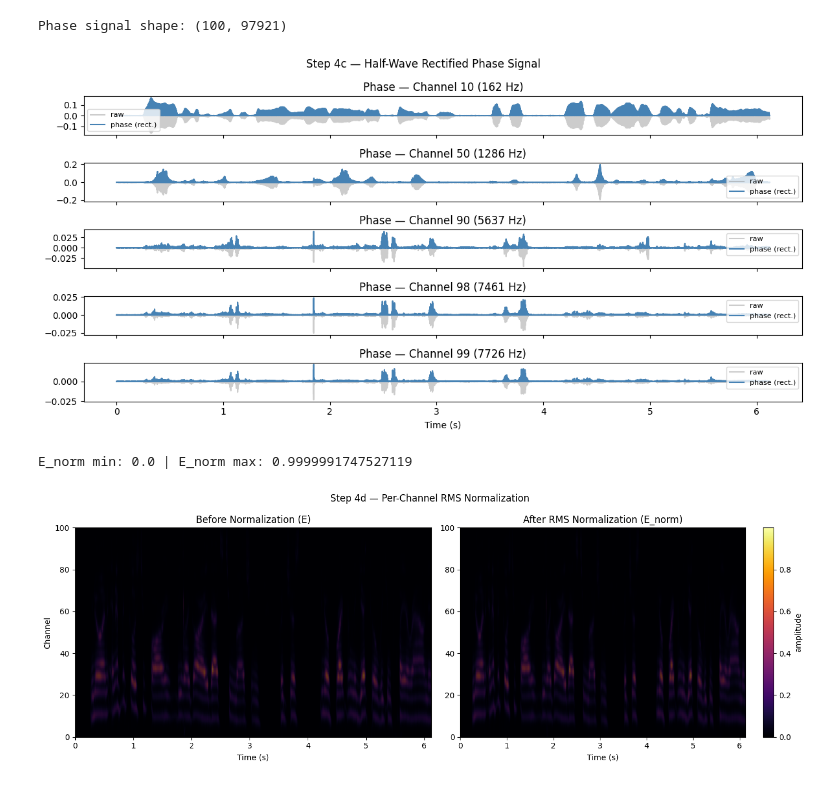
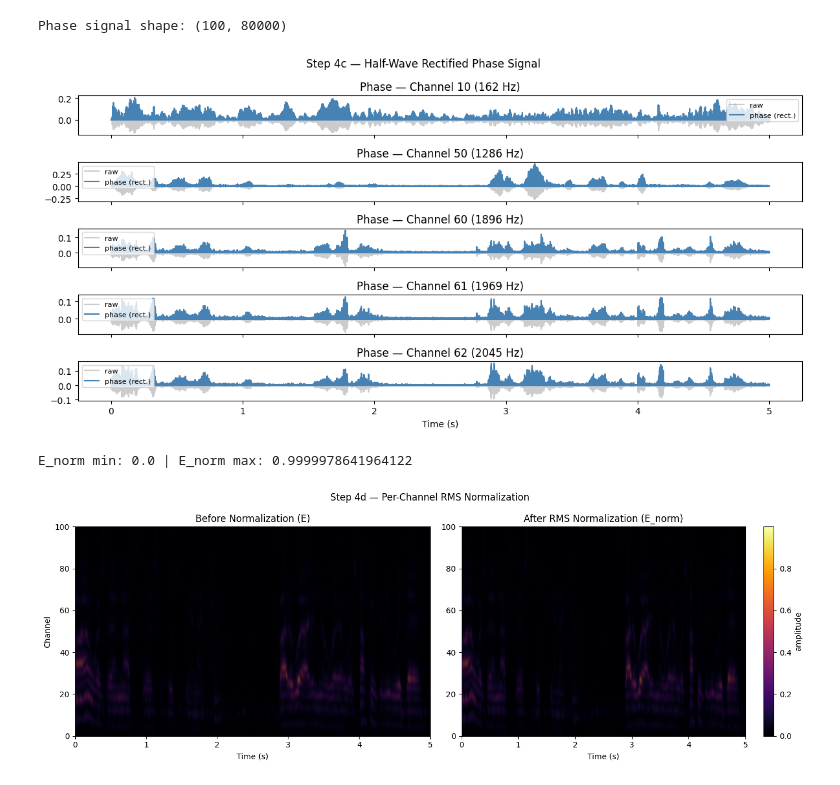
Before and after one commit to qphulong/snn_playground, a Jupyter notebook: main.ipynb, the cells around one changed output. Drawn from its saved outputs; the diff is of its cells as text; code cells hidden in the pictures.

```diff
--- a/main.ipynb
+++ b/main.ipynb
@@ -8,7 +8,7 @@ from brian2 import *
 # ==============================
 # Step 1. Load audio
 # ==============================
-audio_path = "datasets/vox1/wav_dev/id10005/RSguOg1U-NA/00002.wav"
+audio_path = "datasets/vox1_small/id10019/id10019_00004/00001.wav"
 
 signal, sr = librosa.load(audio_path, sr=16000)
 
@@ -91,7 +92,7 @@ print("Samples per filter:", filtered_signals.shape[1])
 print("Global min value:", np.min(filtered_signals))
 print("Global max value:", np.max(filtered_signals))
 
-filters = [0, 5, 10, 20]  # indices to visualize
+filters = [30,35,40,45]  # indices to visualize
 selected = filtered_signals[filters]
 
 plt.figure(figsize=(12, len(filters) * 2))
@@ -126,7 +127,7 @@ Filter 20 center frequency: 319.88 Hz
 signals = filtered_signals
 n_channels, T = signals.shape
 
-alpha = 4.0
+alpha = 1.0
 E = np.log1p(alpha * np.maximum(signals, 0))
 
 print("E shape:", E.shape)
@@ -152,11 +153,15 @@ E min: 0.0 | E max: 1.2117569959573868
 dE = np.diff(E, axis=1, prepend=E[:, :1])
 dE[dE < 0] = 0
 
+# Normalize to [0, 1]
+dE_max = np.max(dE) + 1e-6
+dE = dE / dE_max
+
 print("dE shape:", dE.shape)
 print("dE min:", dE.min(), "| dE max:", dE.max())
 
 fig, axes = plt.subplots(3, 1, figsize=(12, 6), sharex=True)
-for i, ch in enumerate([10, 50, 90]):
+for i, ch in enumerate([10, 50, 63]):
     axes[i].plot(np.arange(T) / sr, dE[ch], color='orange')
     axes[i].set_title(f"Onset — Channel {ch} ({cf[ch]:.0f} Hz)")
     axes[i].set_ylabel("dE")
@@ -171,25 +176,29 @@ dE min: 0.0 | dE max: 0.6193255579328867
 # %%
 # ==============================
 # Step 4c. Phase Signal (Half-Wave Rectification)
 # ==============================
 phase_signal = np.maximum(signals, 0)
 
+# Normalize to [0, 1]
+phase_max = np.max(phase_signal) + 1e-6
+phase_signal = phase_signal / phase_max
+
 print("Phase signal shape:", phase_signal.shape)
 
 fig, axes = plt.subplots(5, 1, figsize=(12, 6), sharex=True)
-for i, ch in enumerate([10, 50, 90,98,99]):
+for i, ch in enumerate([10, 50, 60,61,62]):
     t = np.arange(T) / sr
     axes[i].plot(t, signals[ch], alpha=0.4, label='raw', color='gray')
     axes[i].plot(t, phase_signal[ch], label='phase (rect.)', color='steelblue')
     axes[i].set_title(f"Phase — Channel {ch} ({cf[ch]:.0f} Hz)")
     axes[i].legend(fontsize=8)
 axes[-1].set_xlabel("Time (s)")
 plt.suptitle("Step 4c — Half-Wave Rectified Phase Signal")
 plt.tight_layout()
 plt.show()
 # %% [output]
-Phase signal shape: (100, 97921)
+Phase signal shape: (100, 80000)
-[figure, old version]
+[figure, new version]
 # %%
 # ==============================
 # Step 4d. Per-Channel RMS Normalization
@@ -217,5 +226,5 @@ plt.suptitle("Step 4d — Per-Channel RMS Normalization")
 plt.tight_layout()
 plt.show()
 # %% [output]
-E_norm min: 0.0 | E_norm max: 0.9999991747527119
+E_norm min: 0.0 | E_norm max: 0.9999978641964122
-[figure, old version]
+[figure, new version]
```
Also changed, not shown: parts of 12 cells of this notebook, 2 other files.
